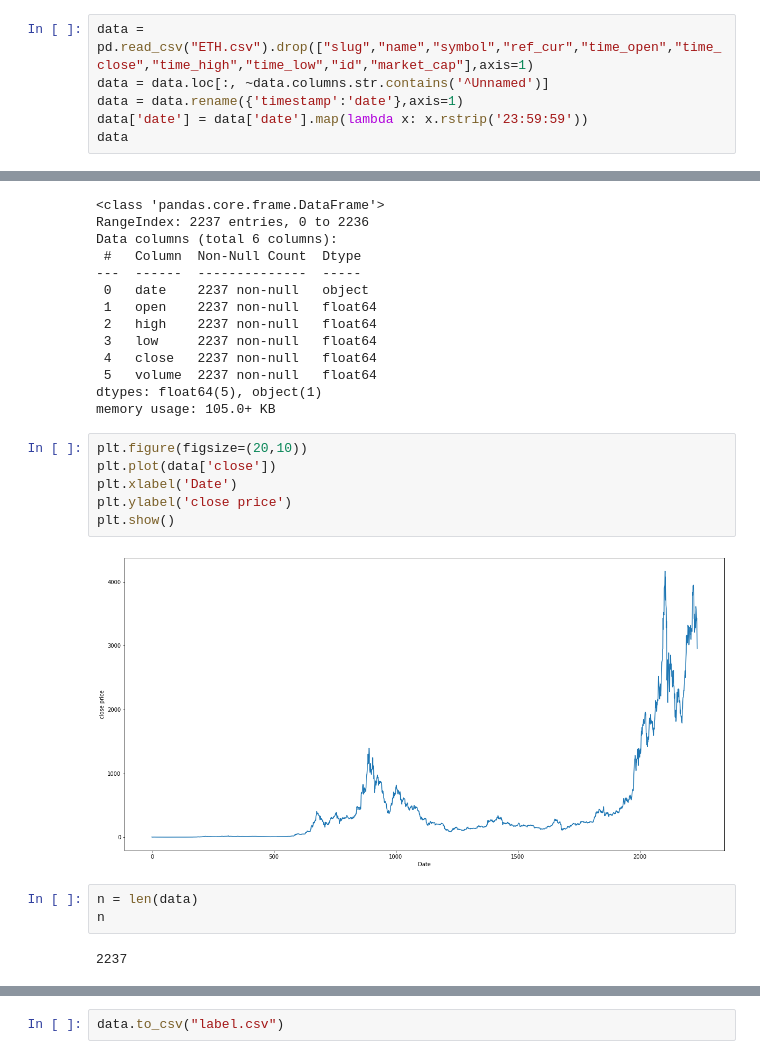
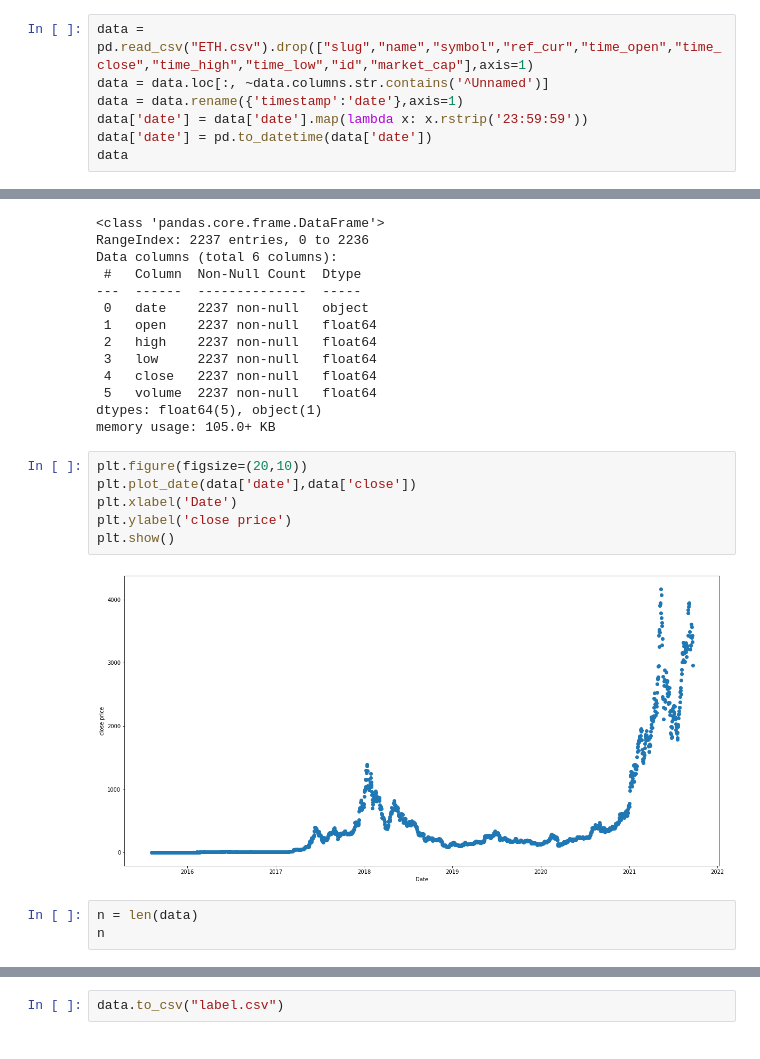
Before and after one commit to Nongbon/208499, a Jupyter notebook: draft_lable_1.ipynb, the cells around one changed output, grey strips where cells are left out. Drawn from its saved outputs; the diff is of its cells as text.

```diff
--- a/draft_lable_1.ipynb
+++ b/draft_lable_1.ipynb
@@ -22,6 +23,7 @@ data = pd.read_csv("ETH.csv").drop(["slug","name","symbol","ref_cur","time_open"
 data = data.loc[:, ~data.columns.str.contains('^Unnamed')]
 data = data.rename({'timestamp':'date'},axis=1)
 data['date'] = data['date'].map(lambda x: x.rstrip('23:59:59'))
+data['date'] = pd.to_datetime(data['date'])
 data
 # %% [output]
 |  | date | open | high | low | close | volume |
@@ -55,17 +57,15 @@ dtypes: float64(5), object(1)
 memory usage: 105.0+ KB
 # %%
 plt.figure(figsize=(20,10))
-plt.plot(data['close'])
+plt.plot_date(data['date'],data['close'])
 plt.xlabel('Date')
 plt.ylabel('close price')
 plt.show()
 # %% [output]
-[figure, old version]
+[figure, new version]
 # %%
 n = len(data)
 n
-# %% [output]
-2237
 # %%
 data['label'] = ''
 for i in range(len(data)) :
```
Also changed, not shown: parts of 9 cells of this notebook.
